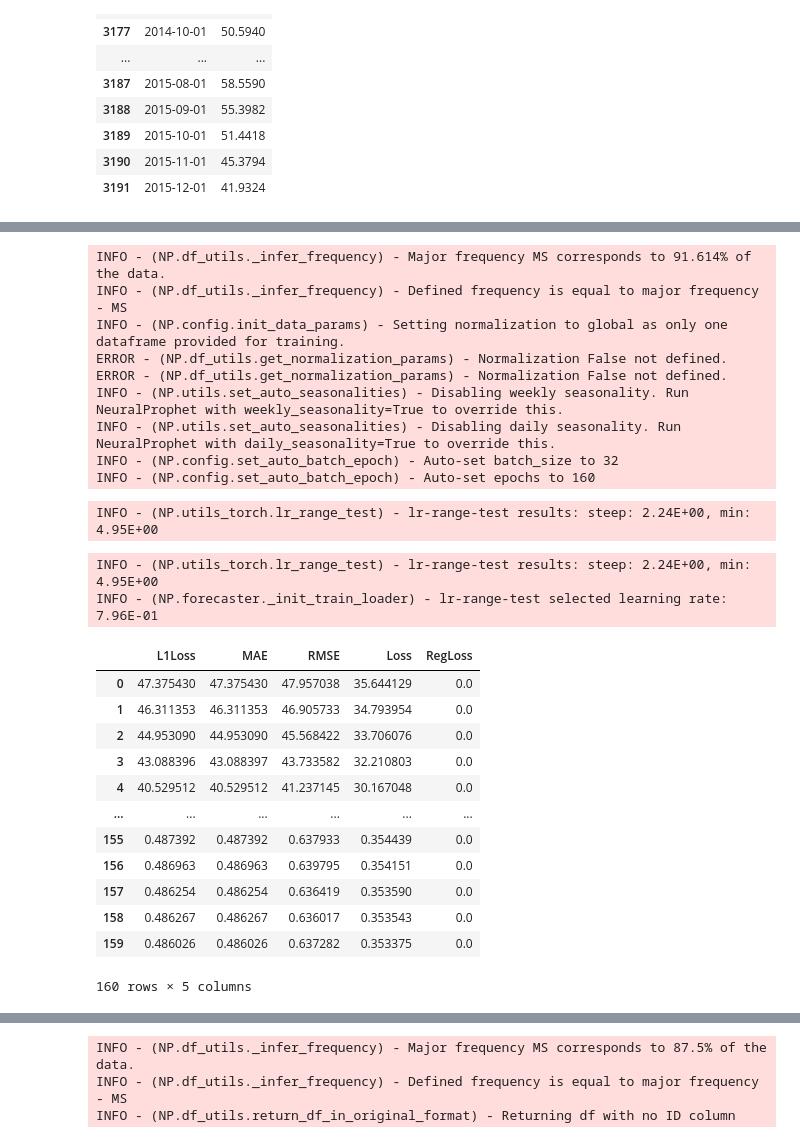
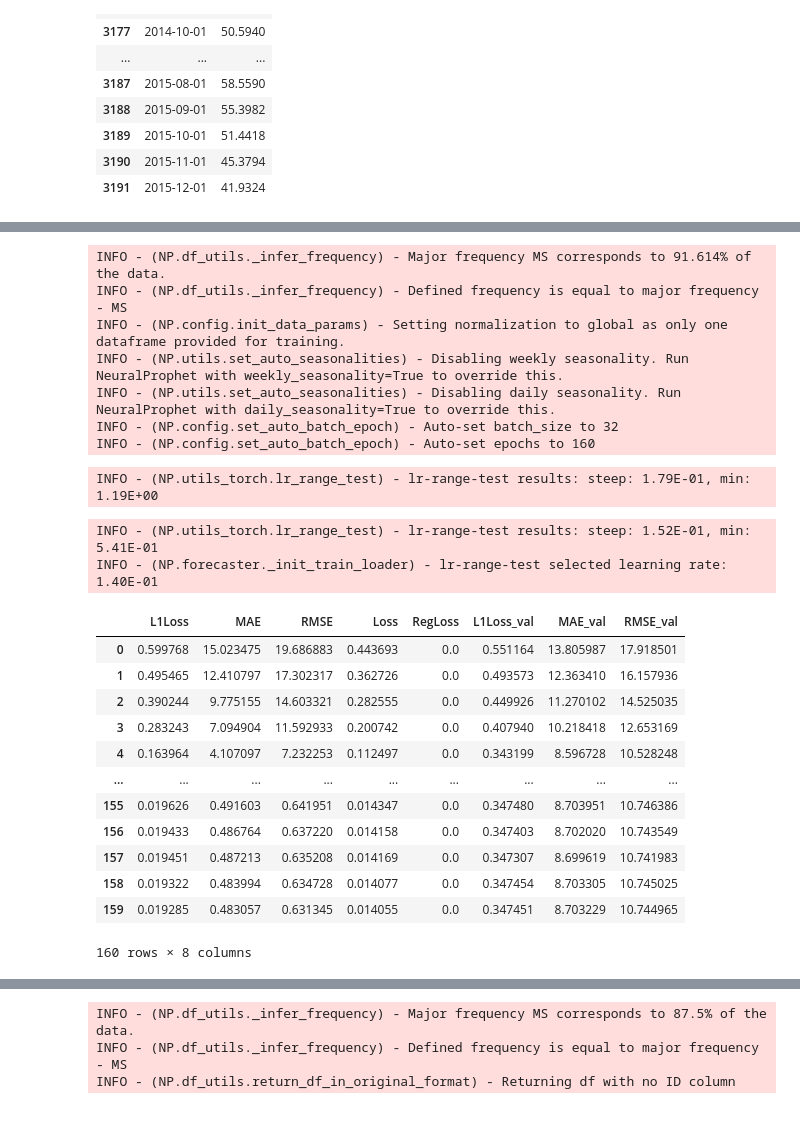
Before and after one commit to cmhollman/Capstone_Project, a Jupyter notebook: Global_Temp_Project.ipynb, the cells around one changed output, grey strips where cells are left out. Cells and saved outputs as stored; diff of their text form; code cells hidden in the pictures.

```diff
--- a/Global_Temp_Project.ipynb
+++ b/Global_Temp_Project.ipynb
@@ -134,6 +139,9 @@ X = temp_1990_2000['ds']
 y = temp_1990_2000['y']
 # %%
 pd.plotting.register_matplotlib_converters()
-ax = plt.plot(X,y)
-plt.show()
+ax = ts.set_index('ds').plot(figsize=(15, 8))
+ax.set_title('Historical Average Temperatures')
+ax.set_ylabel('Temperature(F)')
+ax.set_xlabel('Date')
+ax.legend(['Average Temperature']);
 # %% [output]
@@ -141,12 +151,13 @@ plt.show()
 # %%
 #splitting off last 2 years of data as a test set
-test_size = 24
 
-ts_train = ts[:-test_size]
-ts_test = ts[-test_size:]
+ts_train = ts[ts['ds'] < pd.Timestamp('2014-01-01')]
+ts_test = ts[ts['ds'] >= pd.Timestamp('2014-01-01')]
 
-plt.title('Global Temp', size=10)
-plt.plot(ts_train['y'], label='Training set')
-plt.plot(ts_test['y'], label='Test set', color='orange')
+plt.title('Train/Test Sets', size=12)
+plt.plot(ts_train['ds'], ts_train['y'], label='Training set')
+plt.plot(ts_test['ds'], ts_test['y'], label='Test set', color='orange')
+plt.xlabel('Year')
+plt.ylabel('Average Monthly Temp (F)')
 plt.legend();
 # %% [output]
@@ -174,31 +189,30 @@ ts_test
 # %%
-m = NeuralProphet(loss_func='MAE', normalize=False)
-m.fit(ts_train, freq = 'MS')
+#fitting 'vanilla' NeuralProphet with MAE as loss function.
+m = NeuralProphet(loss_func='MAE')
+m.fit(ts_train, validation_df=ts_train, freq = 'MS')
 # %% [output]
 INFO - (NP.df_utils._infer_frequency) - Major frequency MS corresponds to 91.614% of the data.
 INFO - (NP.df_utils._infer_frequency) - Defined frequency is equal to major frequency - MS
 INFO - (NP.config.init_data_params) - Setting normalization to global as only one dataframe provided for training.
-ERROR - (NP.df_utils.get_normalization_params) - Normalization False not defined.
-ERROR - (NP.df_utils.get_normalization_params) - Normalization False not defined.
 INFO - (NP.utils.set_auto_seasonalities) - Disabling weekly seasonality. Run NeuralProphet with weekly_seasonality=True to override this.
 INFO - (NP.utils.set_auto_seasonalities) - Disabling daily seasonality. Run NeuralProphet with daily_seasonality=True to override this.
 INFO - (NP.config.set_auto_batch_epoch) - Auto-set batch_size to 32
 INFO - (NP.config.set_auto_batch_epoch) - Auto-set epochs to 160
-INFO - (NP.utils_torch.lr_range_test) - lr-range-test results: steep: 2.24E+00, min: 4.95E+00
+INFO - (NP.utils_torch.lr_range_test) - lr-range-test results: steep: 1.79E-01, min: 1.19E+00
-INFO - (NP.utils_torch.lr_range_test) - lr-range-test results: steep: 2.24E+00, min: 4.95E+00
-INFO - (NP.forecaster._init_train_loader) - lr-range-test selected learning rate: 7.96E-01
+INFO - (NP.utils_torch.lr_range_test) - lr-range-test results: steep: 1.52E-01, min: 5.41E-01
+INFO - (NP.forecaster._init_train_loader) - lr-range-test selected learning rate: 1.40E-01
-|  | L1Loss | MAE | RMSE | Loss | RegLoss |
-| 0 | 47.375430 | 47.375430 | 47.957038 | 35.644129 | 0.0 |
-| 1 | 46.311353 | 46.311353 | 46.905733 | 34.793954 | 0.0 |
-| 2 | 44.953090 | 44.953090 | 45.568422 | 33.706076 | 0.0 |
-| 3 | 43.088396 | 43.088397 | 43.733582 | 32.210803 | 0.0 |
-| 4 | 40.529512 | 40.529512 | 41.237145 | 30.167048 | 0.0 |
-| ... | ... | ... | ... | ... | ... |
-| 155 | 0.487392 | 0.487392 | 0.637933 | 0.354439 | 0.0 |
-| 156 | 0.486963 | 0.486963 | 0.639795 | 0.354151 | 0.0 |
-| 157 | 0.486254 | 0.486254 | 0.636419 | 0.353590 | 0.0 |
-| 158 | 0.486267 | 0.486267 | 0.636017 | 0.353543 | 0.0 |
-| 159 | 0.486026 | 0.486026 | 0.637282 | 0.353375 | 0.0 |
+|  | L1Loss | MAE | RMSE | Loss | RegLoss | L1Loss_val | MAE_val | RMSE_val |
+| 0 | 0.599768 | 15.023475 | 19.686883 | 0.443693 | 0.0 | 0.551164 | 13.805987 | 17.918501 |
+| 1 | 0.495465 | 12.410797 | 17.302317 | 0.362726 | 0.0 | 0.493573 | 12.363410 | 16.157936 |
+| 2 | 0.390244 | 9.775155 | 14.603321 | 0.282555 | 0.0 | 0.449926 | 11.270102 | 14.525035 |
+| 3 | 0.283243 | 7.094904 | 11.592933 | 0.200742 | 0.0 | 0.407940 | 10.218418 | 12.653169 |
+| 4 | 0.163964 | 4.107097 | 7.232253 | 0.112497 | 0.0 | 0.343199 | 8.596728 | 10.528248 |
+| ... | ... | ... | ... | ... | ... | ... | ... | ... |
+| 155 | 0.019626 | 0.491603 | 0.641951 | 0.014347 | 0.0 | 0.347480 | 8.703951 | 10.746386 |
+| 156 | 0.019433 | 0.486764 | 0.637220 | 0.014158 | 0.0 | 0.347403 | 8.702020 | 10.743549 |
+| 157 | 0.019451 | 0.487213 | 0.635208 | 0.014169 | 0.0 | 0.347307 | 8.699619 | 10.741983 |
+| 158 | 0.019322 | 0.483994 | 0.634728 | 0.014077 | 0.0 | 0.347454 | 8.703305 | 10.745025 |
+| 159 | 0.019285 | 0.483057 | 0.631345 | 0.014055 | 0.0 | 0.347451 | 8.703229 | 10.744965 |
-160 rows × 5 columns
+160 rows × 8 columns
 # %%
 forecast = m.predict(ts_test)
```
Also changed, not shown: parts of 30 cells of this notebook.
